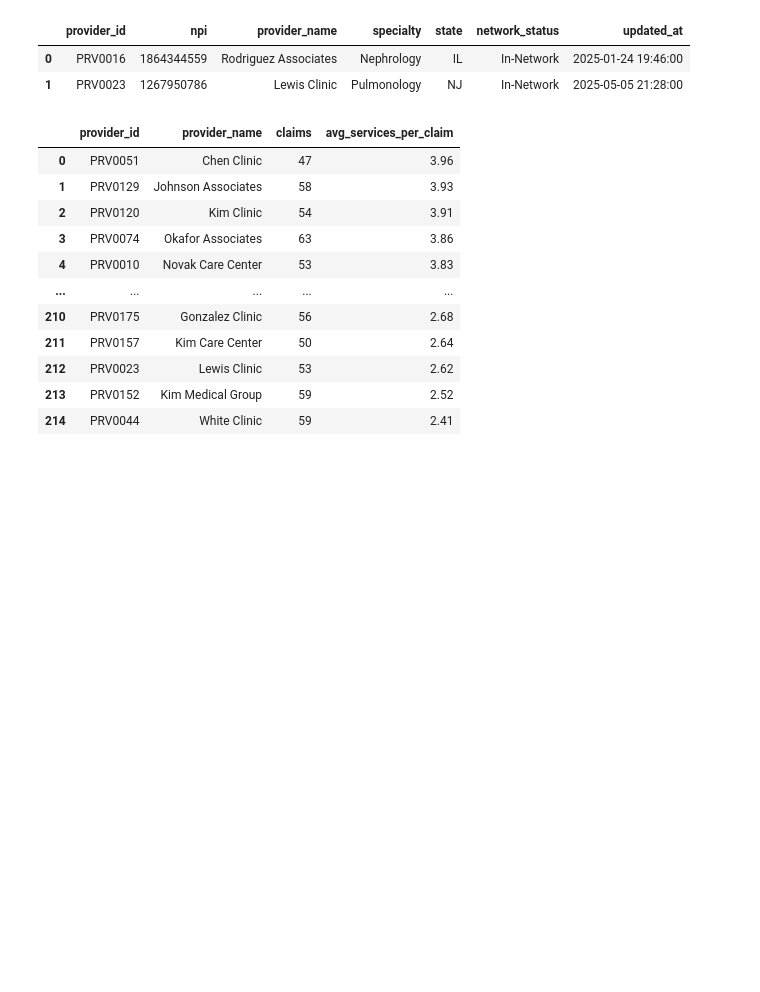
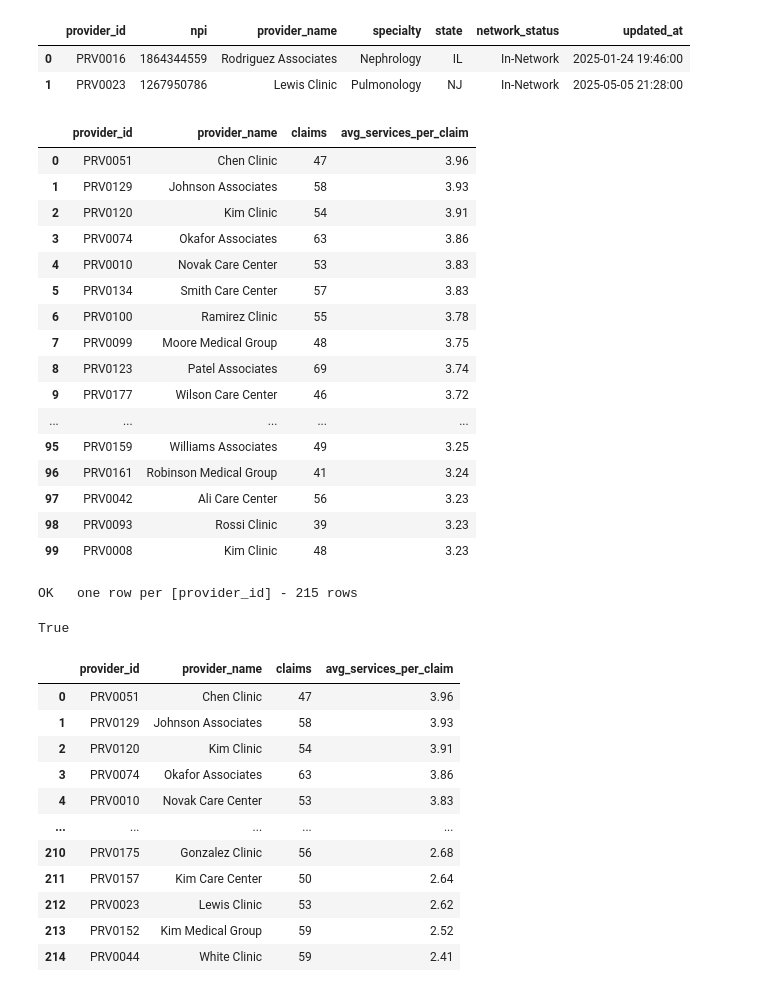
Before and after one commit to irajput215/databricks-wanderbricks, a Jupyter notebook: de-interview-prep/notebooks/03_sql_grain_traps.ipynb, the cells around one changed output. Cells and saved outputs as stored; diff of their text form; code cells hidden in the pictures; blank space fills up the shorter version.

```diff
--- a/de-interview-prep/notebooks/03_sql_grain_traps.ipynb
+++ b/de-interview-prep/notebooks/03_sql_grain_traps.ipynb
@@ -314,6 +383,78 @@ limit 2;
 |  | provider_id | npi | provider_name | specialty | state | network_status | updated_at |
 | 0 | PRV0016 | 1864344559 | Rodriguez Associates | Nephrology | IL | In-Network | 2025-01-24 19:46:00 |
 | 1 | PRV0023 | 1267950786 | Lewis Clinic | Pulmonology | NJ | In-Network | 2025-05-05 21:28:00 |
+# %%
+from pyspark.sql import functions as F
+
+claims = spark.table('claims')
+claim_services = spark.table('claim_services')
+providers = spark.table('providers')
+
+# -------------------------------------------------------------
+# STEP 1: per_claim_service CTE
+# Count procedure lines per claim (Grain: claim_id, provider_id)
+# -------------------------------------------------------------
+per_claim_service = (
+    claims
+        .join(claim_services, on='claim_id', how='left')
+        .groupBy('claim_id', 'provider_id')
+        .agg(F.count('service_id').alias('service_count'))
+)
+
+# -------------------------------------------------------------
+# STEP 2: per_provider CTE
+# Aggregate to provider level with HAVING count >= 20
+# -------------------------------------------------------------
+per_provider = (
+    per_claim_service
+        .groupBy('provider_id')
+        .agg(
+            F.count('*').alias('claims'),
+            F.round(F.avg('service_count'), 3).alias('avg_services_per_claim')
+        )
+        .filter(F.col('claims') >= 20)  # <-- This is your HAVING clause!
+)
+
+# -------------------------------------------------------------
+# STEP 3: Final Join with providers dimension & Order By
+# -------------------------------------------------------------
+result = (
+    per_provider
+        .join(providers, on='provider_id', how='inner')
+        .select(
+            'provider_id',
+            'provider_name',
+            'claims',
+            'avg_services_per_claim'
+        )
+        .orderBy(
+            F.col('avg_services_per_claim').desc(),
+            F.col('claims').desc()
+        )
+)
+
+display(result)
+assert_grain(result, 'provider_id')
+# %% [output]
+|  | provider_id | provider_name | claims | avg_services_per_claim |
+| 0 | PRV0051 | Chen Clinic | 47 | 3.96 |
+| 1 | PRV0129 | Johnson Associates | 58 | 3.93 |
+| 2 | PRV0120 | Kim Clinic | 54 | 3.91 |
+| 3 | PRV0074 | Okafor Associates | 63 | 3.86 |
+| 4 | PRV0010 | Novak Care Center | 53 | 3.83 |
+| 5 | PRV0134 | Smith Care Center | 57 | 3.83 |
+| 6 | PRV0100 | Ramirez Clinic | 55 | 3.78 |
+| 7 | PRV0099 | Moore Medical Group | 48 | 3.75 |
+| 8 | PRV0123 | Patel Associates | 69 | 3.74 |
+| 9 | PRV0177 | Wilson Care Center | 46 | 3.72 |
+| ... | ... | ... | ... | ... |
+| 95 | PRV0159 | Williams Associates | 49 | 3.25 |
+| 96 | PRV0161 | Robinson Medical Group | 41 | 3.24 |
+| 97 | PRV0042 | Ali Care Center | 56 | 3.23 |
+| 98 | PRV0093 | Rossi Clinic | 39 | 3.23 |
+| 99 | PRV0008 | Kim Clinic | 48 | 3.23 |
+OK   one row per [provider_id] - 215 rows
+True
 # %%
 df = q('''
 WITH per_claim_service AS (
```
Also changed, not shown: parts of 3 cells of this notebook, 25 other files.
